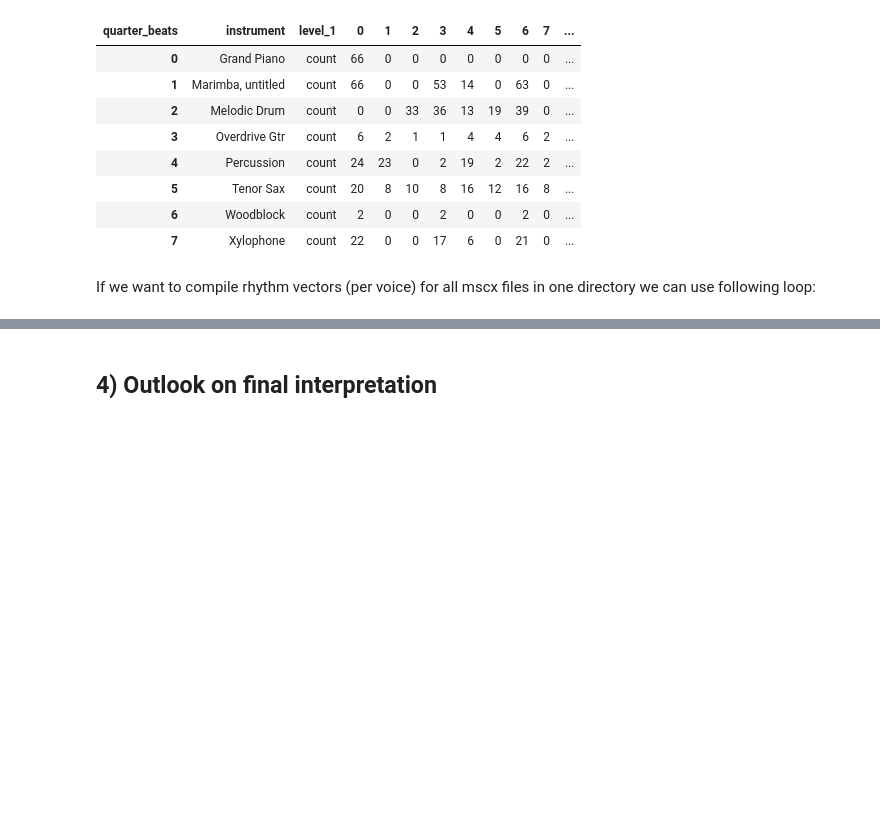
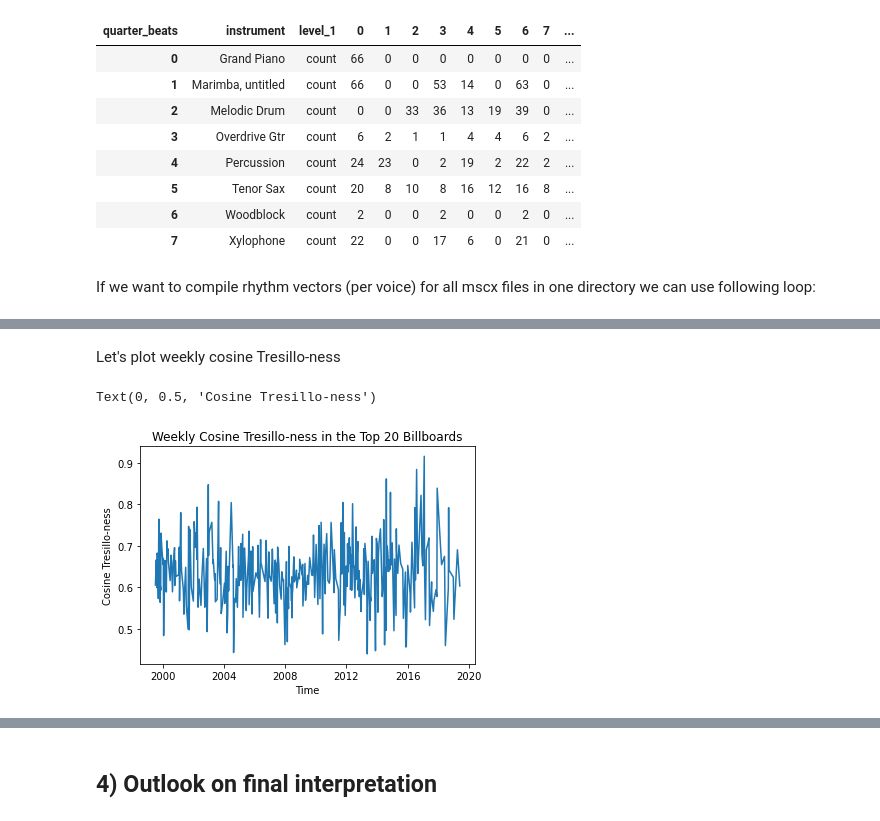
Before and after one commit to pushkarjajoria/Tresillo, a Jupyter notebook: src/milestone_3_sugessted_structure.ipynb, the cells around one changed output, grey strips where cells are left out. Drawn from its saved outputs; the diff is of its cells as text; code cells hidden in the pictures; blank space fills up the shorter version.

Commit message:
more results (till billboard time analysis)

```diff
--- a/src/milestone_3_sugessted_structure.ipynb
+++ b/src/milestone_3_sugessted_structure.ipynb
@@ -260,0 +416,11 @@ rythm_vectors(dir_sheet_music, out_dir)
+# %% [markdown]
+Let's plot weekly cosine Tresillo-ness
+# %%
+df_bilboard_merged_weekly = df_bilboard_merged.groupby(['Week'])['cosine_sim_tresillo'].agg(['mean']).reset_index()
+plt.plot(pd.to_datetime(df_bilboard_merged_weekly.Week), df_bilboard_merged_weekly['mean'])
+plt.title('Weekly Cosine Tresillo-ness in the Top 20 Billboards')
+plt.xlabel('Time')
+plt.ylabel('Cosine Tresillo-ness')
+# %% [output]
+Text(0, 0.5, 'Cosine Tresillo-ness')
+[figure, added]
```
Also changed, not shown: parts of 23 cells of this notebook.
